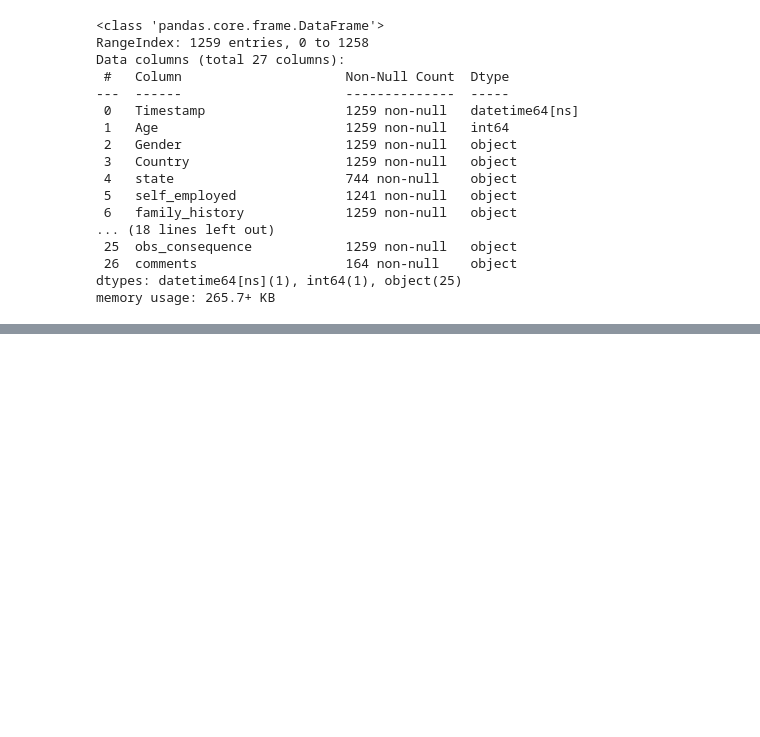
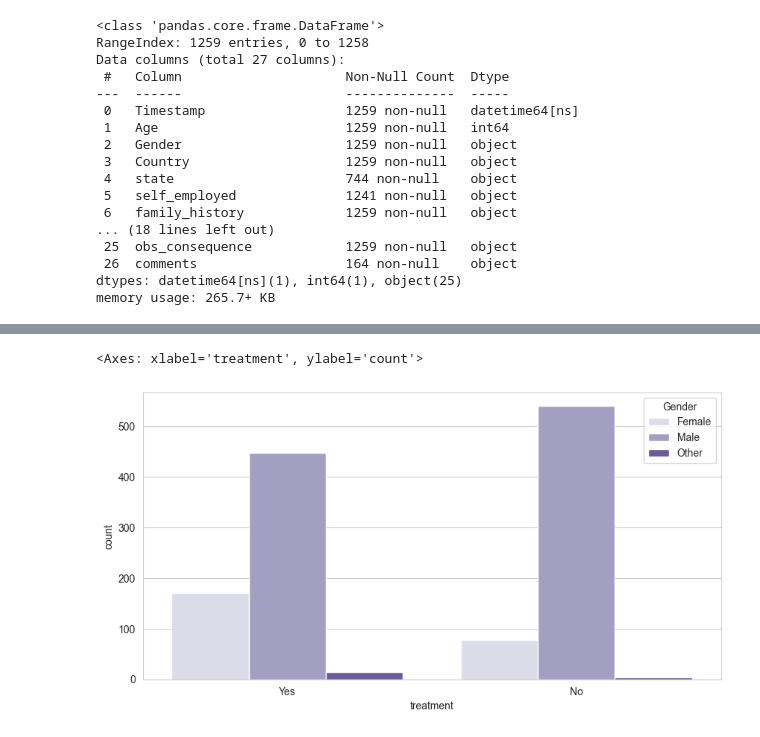
Before and after one commit to hafiz-Abdullahshahzad-DS/Data-Analysis-with-Abdullah, a Jupyter notebook: Mental Health in Tech Work/code.ipynb, the cells around one changed output, grey strips where cells are left out. Cells and saved outputs as stored; diff of their text form; code cells hidden in the pictures; blank space fills up the shorter version.

```diff
--- a/Mental Health in Tech Work/code.ipynb
+++ b/Mental Health in Tech Work/code.ipynb
@@ -57,0 +237,8 @@ memory usage: 265.7+ KB
+# %%
+sns.set_style("whitegrid")
+plt.figure(figsize = (10,5))
+
+sns.countplot(x = 'treatment', data = df, palette='Purples', hue= 'Gender')
+# %% [output]
+<Axes: xlabel='treatment', ylabel='count'>
+[figure, added]
```
Also changed, not shown: parts of 20 cells of this notebook.
